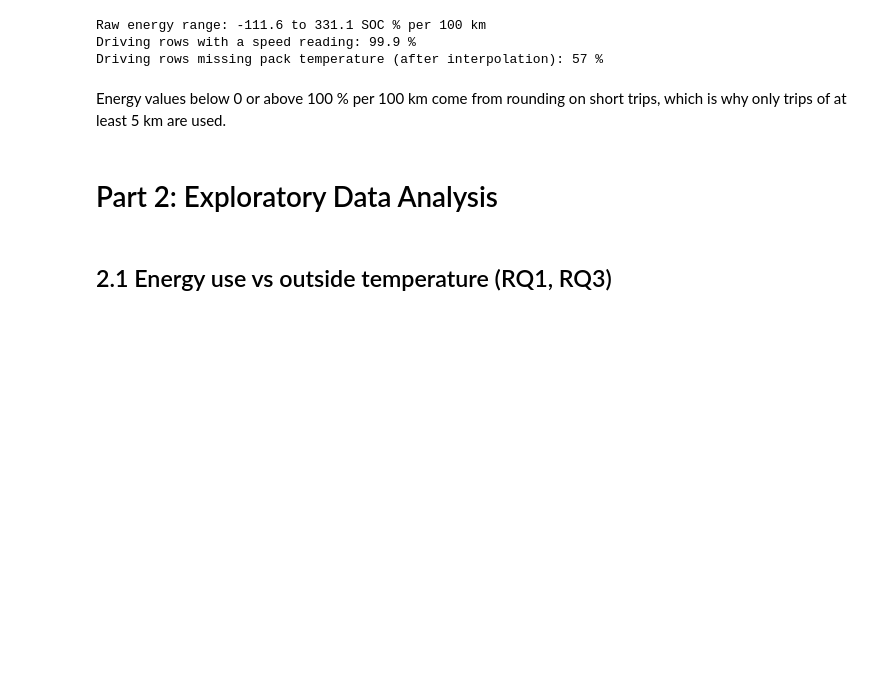
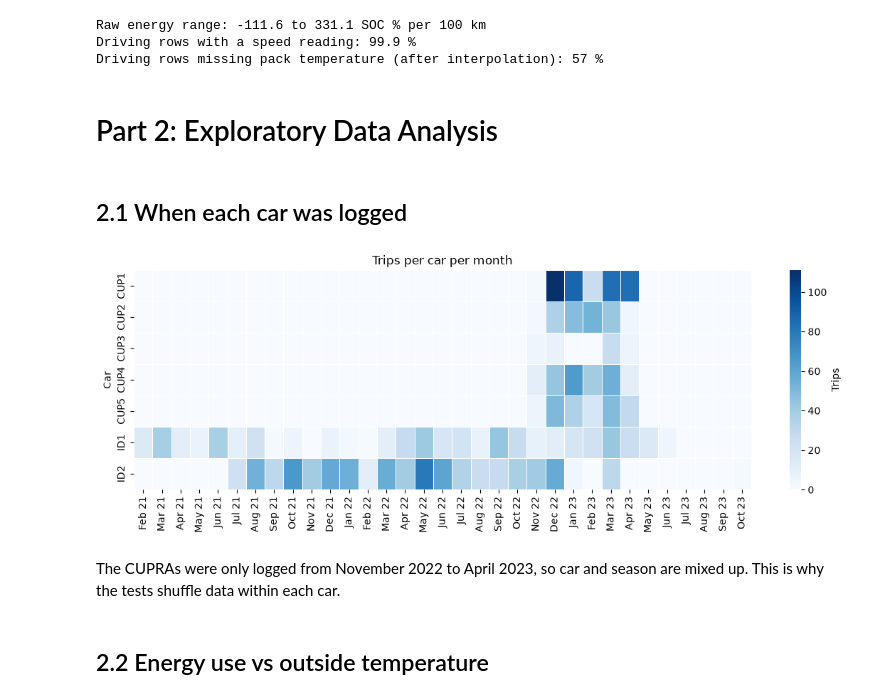
Before and after one commit to sumit-kolpe/EV-Energy-and-Thermal-Monitoring, a Jupyter notebook: EV_Energy_and_Thermal_Monitoring.ipynb, the cells around one changed output. Cells and saved outputs as stored; diff of their text form; code cells hidden in the pictures; blank space fills up the shorter version.

```diff
--- a/EV_Energy_and_Thermal_Monitoring.ipynb
+++ b/EV_Energy_and_Thermal_Monitoring.ipynb
@@ -554,12 +477,28 @@ Name: trips, dtype: int64
 Raw energy range: -111.6 to 331.1 SOC % per 100 km
 Driving rows with a speed reading: 99.9 %
 Driving rows missing pack temperature (after interpolation): 57 %
-# %% [markdown]
-Energy values below 0 or above 100 % per 100 km come from rounding on short trips, which is why only trips of at least 5 km are used.
 # %% [markdown]
 # Part 2: Exploratory Data Analysis
+# %% [markdown]
+## 2.1 When each car was logged
+# %%
+trip_month = trips["start_ts"].dt.to_period("M")
+all_months = pd.period_range(trip_month.min(), trip_month.max(), freq="M")
+coverage = pd.crosstab(trips["vehicle_id"], trip_month).reindex(columns=all_months, fill_value=0)
+coverage.columns = coverage.columns.strftime("%b %y")
+
+plt.figure(figsize=(14, 4))
+sns.heatmap(coverage, cmap="Blues", linewidths=0.5, linecolor="white", cbar_kws={"label": "Trips"})
+plt.title("Trips per car per month")
+plt.xlabel("")
+plt.ylabel("Car")
+plt.show()
+# %% [output]
+[figure, added]
+# %% [markdown]
+The CUPRAs were only logged from November 2022 to April 2023, so car and season are mixed up. This is why the tests shuffle data within each car.
 # %% [markdown]
-## 2.1 Energy use vs outside temperature (RQ1, RQ3)
+## 2.2 Energy use vs outside temperature
 # %%
 plt.figure(figsize=(8, 5))
 plt.scatter(energy["ambient_temp_mean"], energy["soc_per_100km"], s=8, alpha=0.4)
```
Also changed, not shown: parts of 170 cells of this notebook.
